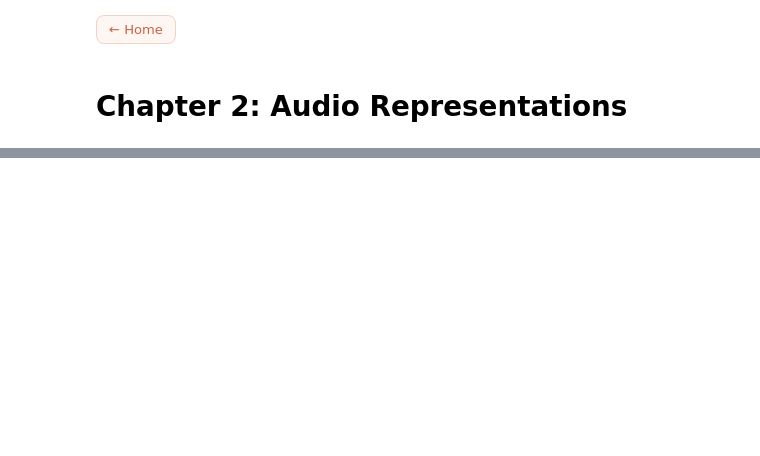
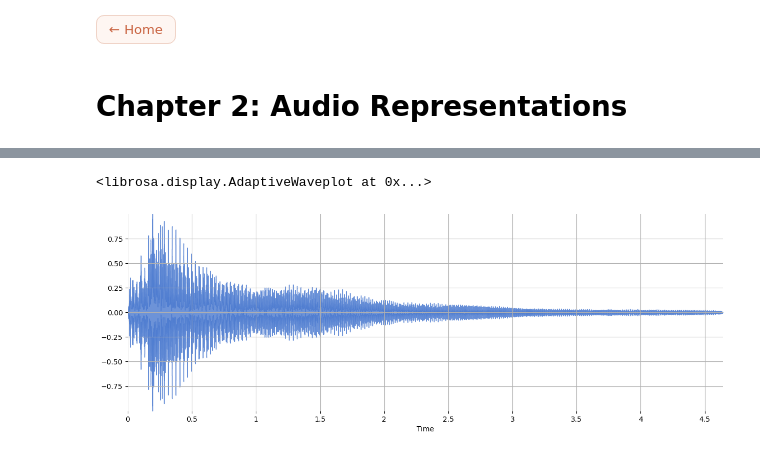
Before and after one commit to 0GhOsTO/MIRNoteByAndrew, a Jupyter notebook: chapter2.ipynb, the cells around one changed output, grey strips where cells are left out. Cells and saved outputs as stored; diff of their text form; code cells hidden in the pictures; blank space fills up the shorter version.

```diff
--- a/chapter2.ipynb
+++ b/chapter2.ipynb
@@ -18,0 +26,7 @@ This is computed using the Short-Time Fourier Transform (STFT), which slices the
+# %%
+import urllib.request
+
+url = "https://raw.githubusercontent.com/musicinformationretrieval/musicinformationretrieval.com/gh-pages/mirdotcom/assets/audio/c_strum.wav"
+fp, _ = urllib.request.urlretrieve(url, "c_strum.wav")
+x, sr = librosa.load(fp)
+ipd.Audio(x, rate=sr)
@@ -19 +35,7 @@ This is computed using the Short-Time Fourier Transform (STFT), which slices the
+# %%
+plt.figure(figsize=(15, 5))
+librosa.display.waveshow(x, sr=sr, alpha = 0.8)
+# %% [output]
+<librosa.display.AdaptiveWaveplot at 0x...>
+[figure, added]
 # %% [markdown]
```
Also changed, not shown: parts of 12 cells of this notebook, 4 other files.
